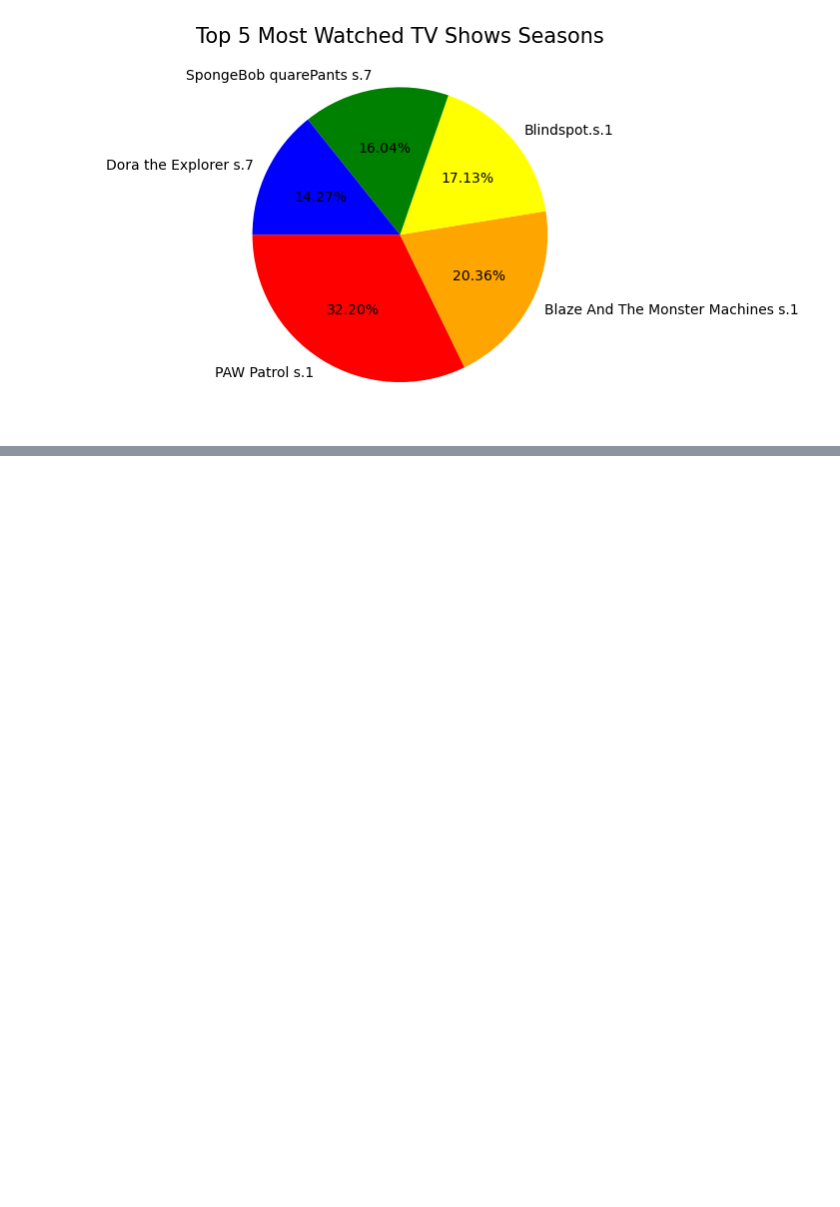
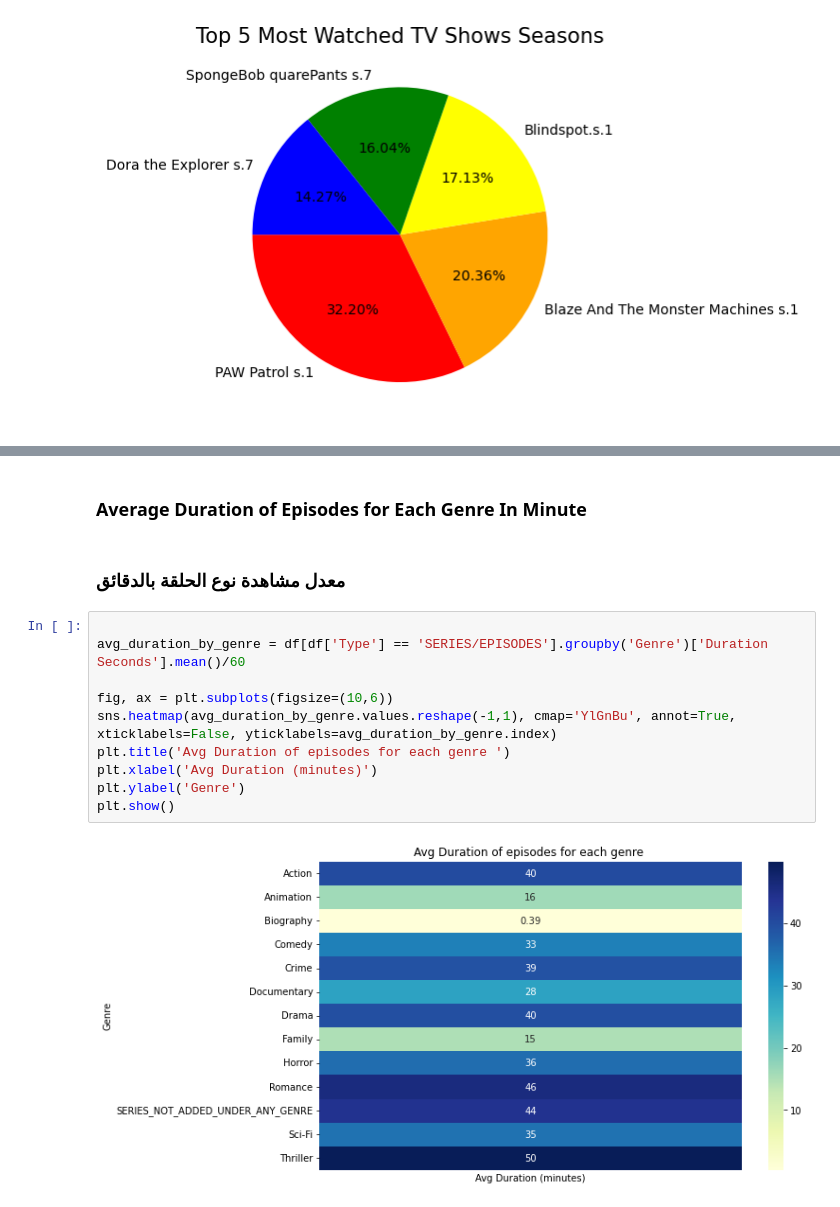
Before and after one commit to Tuwaiq-Data-Science-Bootcamp-V2/Bootcamp-Project-2, a Jupyter notebook: STC_Jawwy_TV.ipynb, the cells around one changed output, grey strips where cells are left out. Drawn from its saved outputs; the diff is of its cells as text; blank space fills up the shorter version.

```diff
--- a/STC_Jawwy_TV.ipynb
+++ b/STC_Jawwy_TV.ipynb
@@ -136,0 +190,16 @@ plt.show()
+# %% [markdown]
+### Average Duration of Episodes for Each Genre In Minute
+# %% [markdown]
+### معدل مشاهدة نوع الحلقة بالدقائق
+# %%
+
+avg_duration_by_genre = df[df['Type'] == 'SERIES/EPISODES'].groupby('Genre')['Duration Seconds'].mean()/60
+
+fig, ax = plt.subplots(figsize=(10,6))
+sns.heatmap(avg_duration_by_genre.values.reshape(-1,1), cmap='YlGnBu', annot=True, xticklabels=False, yticklabels=avg_duration_by_genre.index)
+plt.title('Avg Duration of episodes for each genre ')
+plt.xlabel('Avg Duration (minutes)')
+plt.ylabel('Genre')
+plt.show()
+# %% [output]
+[figure, added]
```
Also changed, not shown: parts of 6 cells of this notebook, 3 other files.
